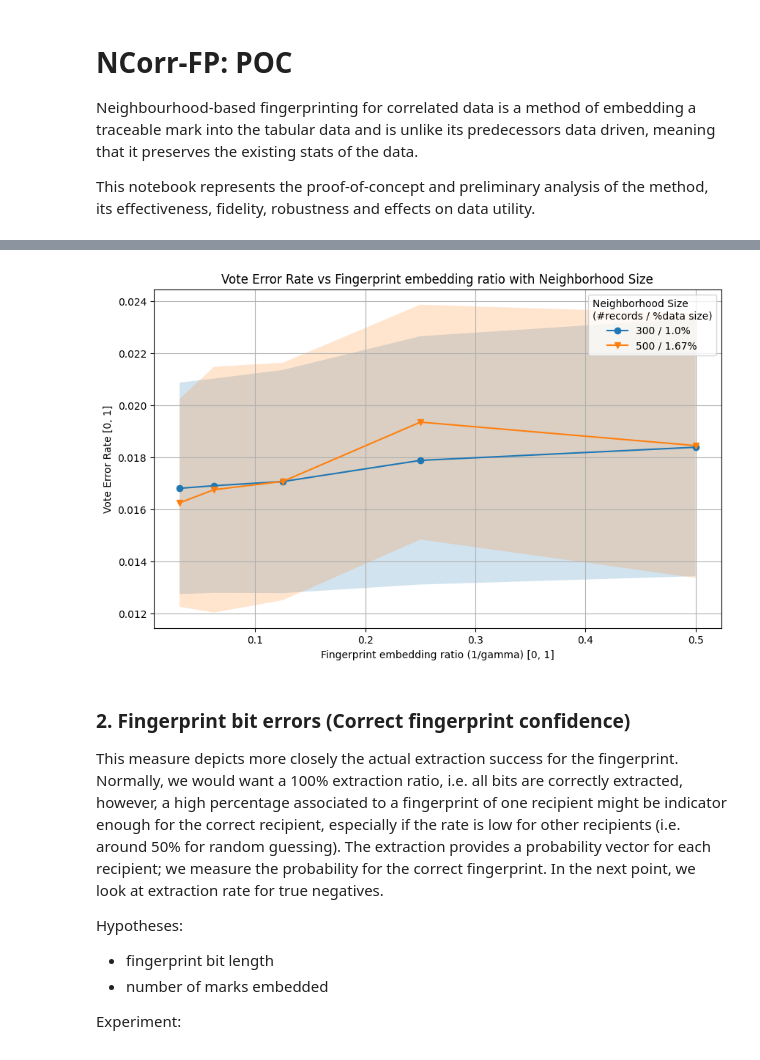
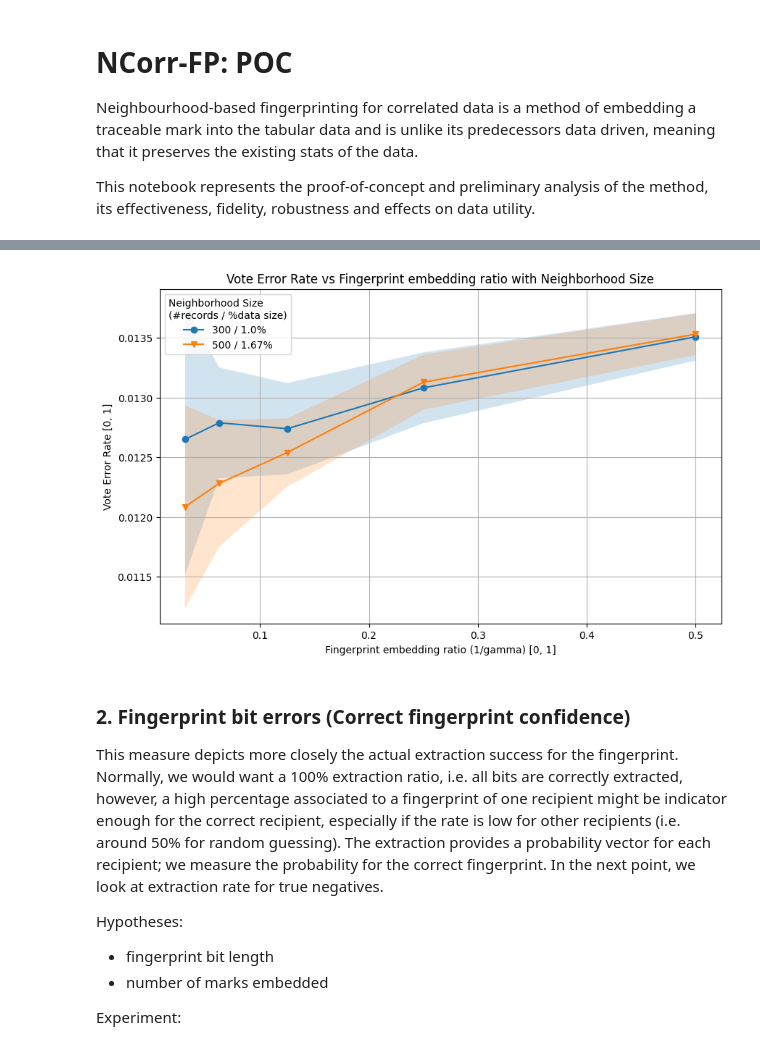
Before and after one commit to tanjascats/NCorr-FP, a Jupyter notebook: NCorrFP_scheme/analysis/NCorr-FP-analysis.ipynb, the cells around one changed output, grey strips where cells are left out. Drawn from its saved outputs; the diff is of its cells as text; code cells hidden in the pictures.

```diff
--- a/NCorrFP_scheme/analysis/NCorr-FP-analysis.ipynb
+++ b/NCorrFP_scheme/analysis/NCorr-FP-analysis.ipynb
@@ -16,3 +6,0 @@ markers = ['o', 'v', 'x', 's']
-# %%
-results = pd.read_csv('effectiveness-covertype-sample.csv')
-results.head(2)
@@ -38,0 +27,3 @@ Hypohteses:
+# %%
+results_effectiveness = pd.read_csv('effectiveness-covertype-sample.csv')
+results_effectiveness.head(2)
@@ -85,5 +48,0 @@ def plot_vote_error_rate(results):
-# %%
-# Generate the plot
-plot_vote_error_rate(results)
-# %% [output]
-[figure, removed]
@@ -90,3 +87,13 @@ plot_vote_error_rate(results)
+# %%
+# fix: fp_length (128), n_recipients (20), recipient_id (0)
+results_effectiveness_ver = results_effectiveness[results_effectiveness["fingerprint_length"]==128]
+results_effectiveness_ver = results_effectiveness_ver[results_effectiveness_ver["n_recipients"]==20]
+results_effectiveness_ver = results_effectiveness_ver[results_effectiveness_ver["id"]==0]
+
+# Generate the plot
+plot_vote_error_rate(results_effectiveness_ver)
+# %% [output]
+[figure, added]
 # %% [markdown]
 ### 2. Fingerprint bit errors (Correct fingerprint confidence)
 
```
Also changed, not shown: parts of 41 cells of this notebook, 38 other files.
